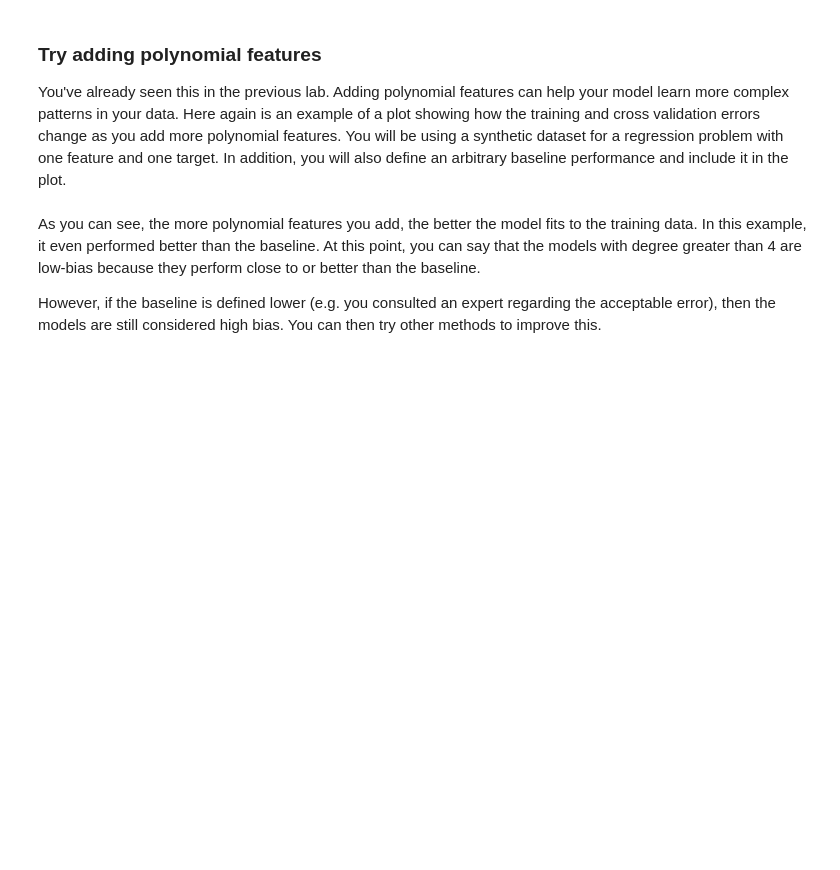
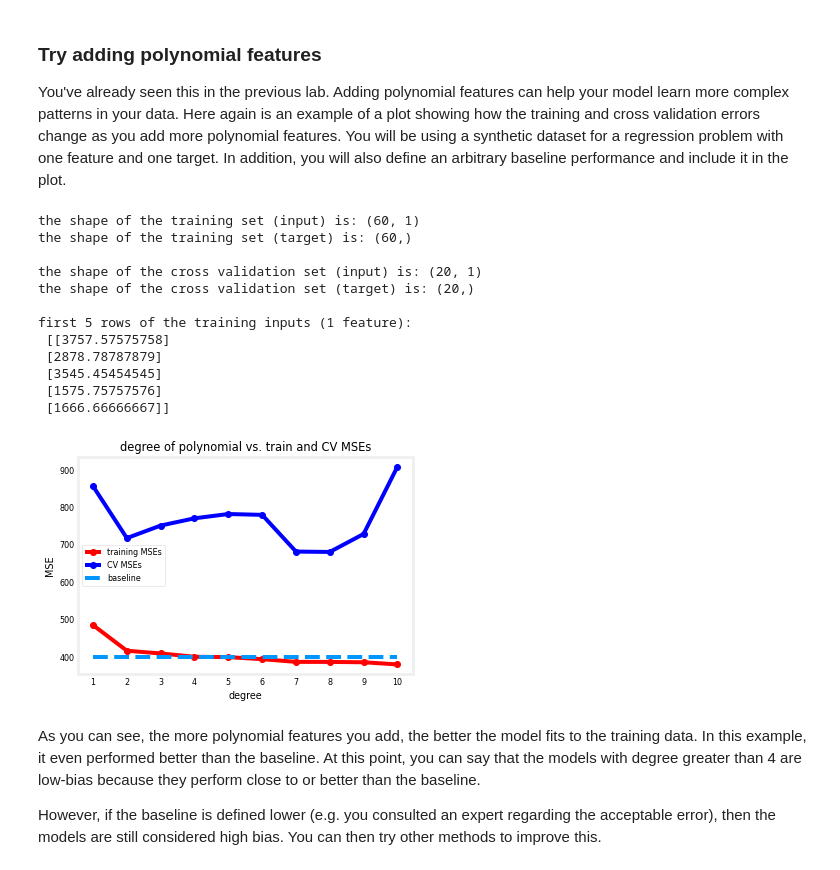
Before and after one commit to babakpst/Machine_Learning, a Jupyter notebook: 1_ML_Stanford/Projects/python/C2W3_advice/2_Diagnosing_bias_and_variance.ipynb, the cells around one changed output. Cells and saved outputs as stored; diff of their text form; code cells hidden in the pictures; blank space fills up the shorter version.

```diff
--- a/1_ML_Stanford/Projects/python/C2W3_advice/2_Diagnosing_bias_and_variance.ipynb
+++ b/1_ML_Stanford/Projects/python/C2W3_advice/2_Diagnosing_bias_and_variance.ipynb
@@ -50,21 +291,35 @@ You will first look at things to try when your model is underfitting. In other w
 You've already seen this in the previous lab. Adding polynomial features can help your model learn more complex patterns in your data. Here again is an example of a plot showing how the training and cross validation errors change as you add more polynomial features. You will be using a synthetic dataset for a regression problem with one feature and one target. In addition, you will also define an arbitrary baseline performance and include it in the plot.
 # %%
 # Split the dataset into train, cv, and test
-x_train, y_train, x_cv, y_cv, x_test, y_test = utils.prepare_dataset('data/c2w3_lab2_data1.csv')
+x_train, y_train, x_cv, y_cv, x_test, y_test = prepare_dataset('../data/c2w3_lab2_data1.csv')
 
 print(f"the shape of the training set (input) is: {x_train.shape}")
 print(f"the shape of the training set (target) is: {y_train.shape}\n")
 print(f"the shape of the cross validation set (input) is: {x_cv.shape}")
 print(f"the shape of the cross validation set (target) is: {y_cv.shape}\n")
 
 # Preview the first 5 rows
 print(f"first 5 rows of the training inputs (1 feature):\n {x_train[:5]}\n")
 
 # Instantiate the regression model class
 model = LinearRegression()
 
 # Train and plot polynomial regression models
-utils.train_plot_poly(model, x_train, y_train, x_cv, y_cv, max_degree=10, baseline=400)
+train_plot_poly(model, x_train, y_train, x_cv, y_cv, max_degree=10, baseline=400)
+# %% [output]
+the shape of the training set (input) is: (60, 1)
+the shape of the training set (target) is: (60,)
+
+the shape of the cross validation set (input) is: (20, 1)
+the shape of the cross validation set (target) is: (20,)
+
+first 5 rows of the training inputs (1 feature):
+ [[3757.57575758]
+ [2878.78787879]
+ [3545.45454545]
+ [1575.75757576]
+ [1666.66666667]]
+[figure, added]
 # %% [markdown]
 As you can see, the more polynomial features you add, the better the model fits to the training data. In this example, it even performed better than the baseline. At this point, you can say that the models with degree greater than 4 are low-bias because they perform close to or better than the baseline.
 
```
Also changed, not shown: parts of 11 cells of this notebook, 13 other files.
